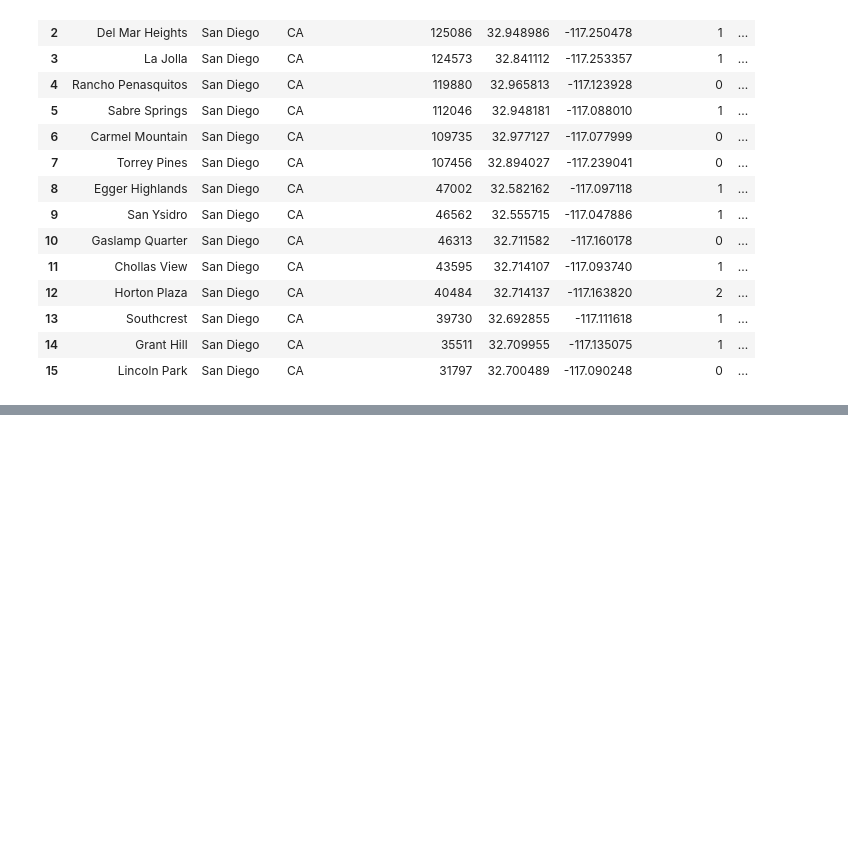
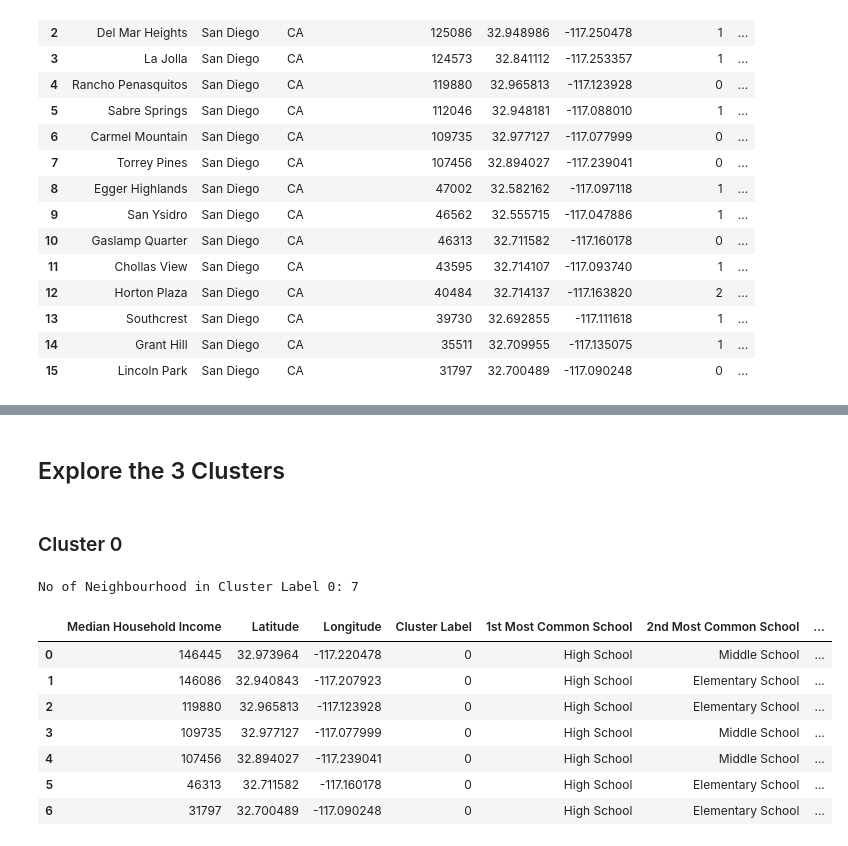
Before and after one commit to Yara1994/Analysis-of-San-Diego-Neighborhoods, a Jupyter notebook: City_info.ipynb, the cells around one changed output, grey strips where cells are left out. Saved outputs shown, nothing was run; the diff lists cells and outputs as text; code cells hidden in the pictures; blank space fills up the shorter version.

```diff
--- a/City_info.ipynb
+++ b/City_info.ipynb
@@ -1180,0 +1287,21 @@ final_richest_and_poorest_neighborhoods_df
+# %% [markdown]
+## Explore the 3 Clusters
+# %% [markdown]
+### Cluster 0
+# %%
+San_Diego_Cluster1 = final_richest_and_poorest_neighborhoods_df.loc[final_richest_and_poorest_neighborhoods_df['Cluster Label'] == 0,
+                                    final_richest_and_poorest_neighborhoods_df.columns[[3] + list(range(4, final_richest_and_poorest_neighborhoods_df.shape[1]))]]
+print ("No of Neighbourhood in Cluster Label 0: %d" %(San_Diego_Cluster1.shape[0]))
+San_Diego_Cluster1 = San_Diego_Cluster1.reset_index(drop = True)
+
+San_Diego_Cluster1
+# %% [output]
+No of Neighbourhood in Cluster Label 0: 7
+|  | Median Household Income | Latitude | Longitude | Cluster Label | 1st Most Common School | 2nd Most Common School | ... |
+| 0 | 146445 | 32.973964 | -117.220478 | 0 | High School | Middle School | ... |
+| 1 | 146086 | 32.940843 | -117.207923 | 0 | High School | Elementary School | ... |
+| 2 | 119880 | 32.965813 | -117.123928 | 0 | High School | Elementary School | ... |
+| 3 | 109735 | 32.977127 | -117.077999 | 0 | High School | Middle School | ... |
+| 4 | 107456 | 32.894027 | -117.239041 | 0 | High School | Middle School | ... |
+| 5 | 46313 | 32.711582 | -117.160178 | 0 | High School | Elementary School | ... |
+| 6 | 31797 | 32.700489 | -117.090248 | 0 | High School | Elementary School | ... |
```
Also changed, not shown: parts of 15 cells of this notebook.
